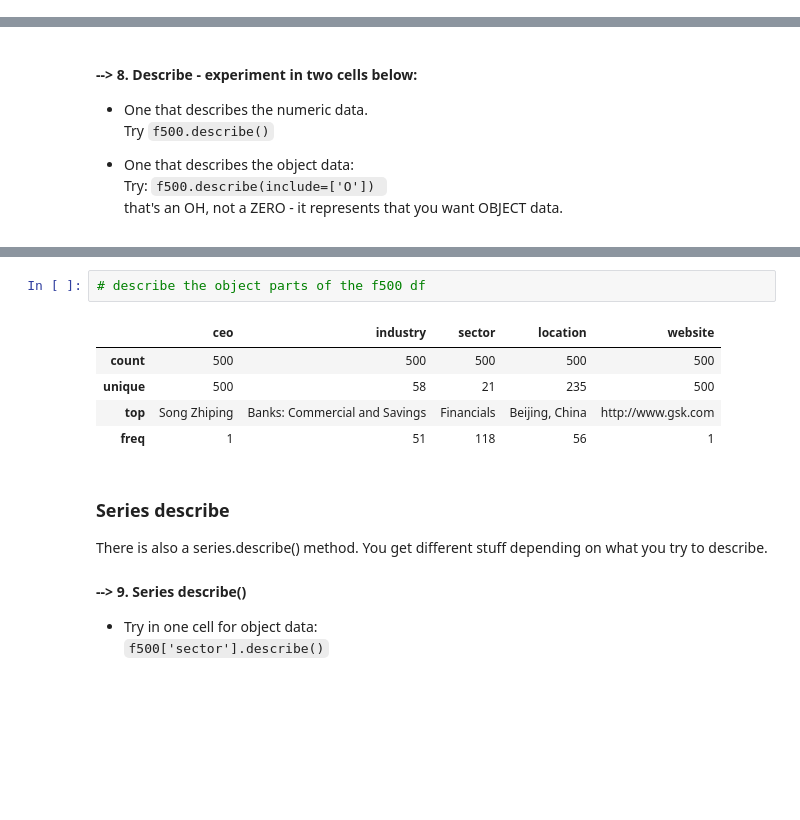
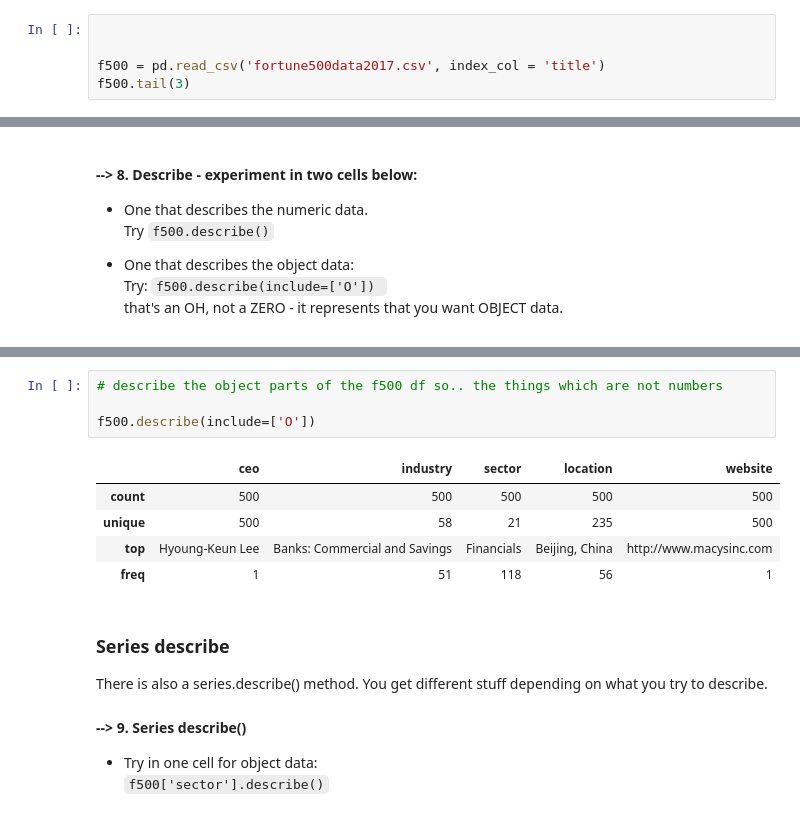
Before and after one commit to siennawire/ml-lab03-sienna, a Jupyter notebook: proj_03_01.ipynb, the cells around one changed output, grey strips where cells are left out. Saved outputs shown, nothing was run; the diff lists cells and outputs as text; blank space fills up the shorter version.

```diff
--- a/proj_03_01.ipynb
+++ b/proj_03_01.ipynb
@@ -54,0 +54,5 @@ f500 = pd.read_csv('fortune500data2017.csv', index_col='title')
+# %%
+
+
+f500 = pd.read_csv('fortune500data2017.csv', index_col = 'title')
+f500.tail(3)
@@ -345,12 +408,14 @@ There are two forms of it.
 | 75% | 375.250000 | 347.250000 | 63926.750000 | 6.975000 | 3954.000000 | 1.805640e+05 | 17.700000 | 1.689172e+05 | ... |
 | max | 500.000000 | 500.000000 | 485873.000000 | 442.300000 | 45687.000000 | 3.473238e+06 | 8909.500000 | 2.300000e+06 | ... |
 # %%
-# describe the object parts of the f500 df
+# describe the object parts of the f500 df so.. the things which are not numbers
+
+f500.describe(include=['O'])
 # %% [output]
 |  | ceo | industry | sector | location | website |
 | count | 500 | 500 | 500 | 500 | 500 |
 | unique | 500 | 58 | 21 | 235 | 500 |
-| top | Song Zhiping | Banks: Commercial and Savings | Financials | Beijing, China | http://www.gsk.com |
+| top | Hyoung-Keun Lee | Banks: Commercial and Savings | Financials | Beijing, China | http://www.macysinc.com |
 | freq | 1 | 51 | 118 | 56 | 1 |
 # %% [markdown]
 ### Series describe
```
Also changed, not shown: parts of 20 cells of this notebook.
